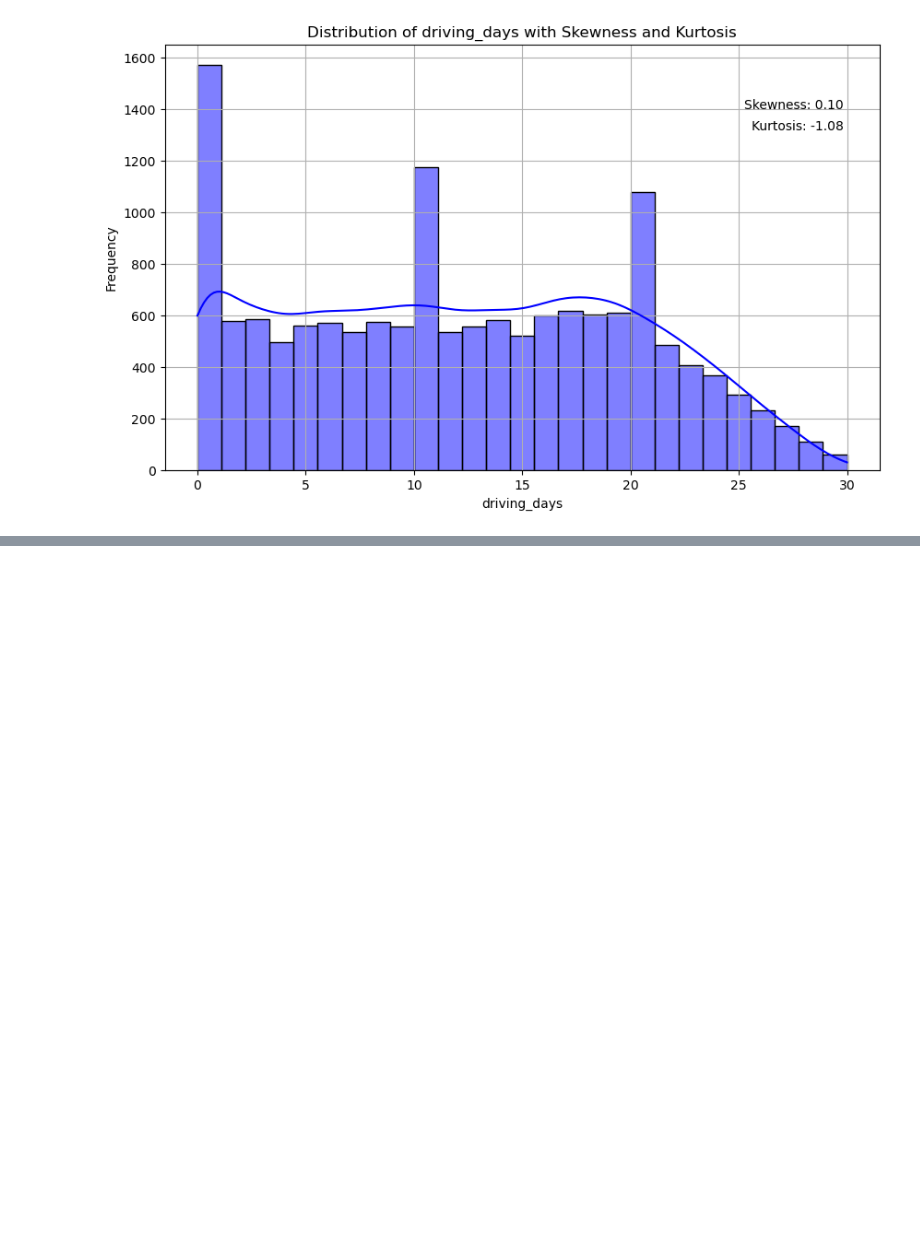
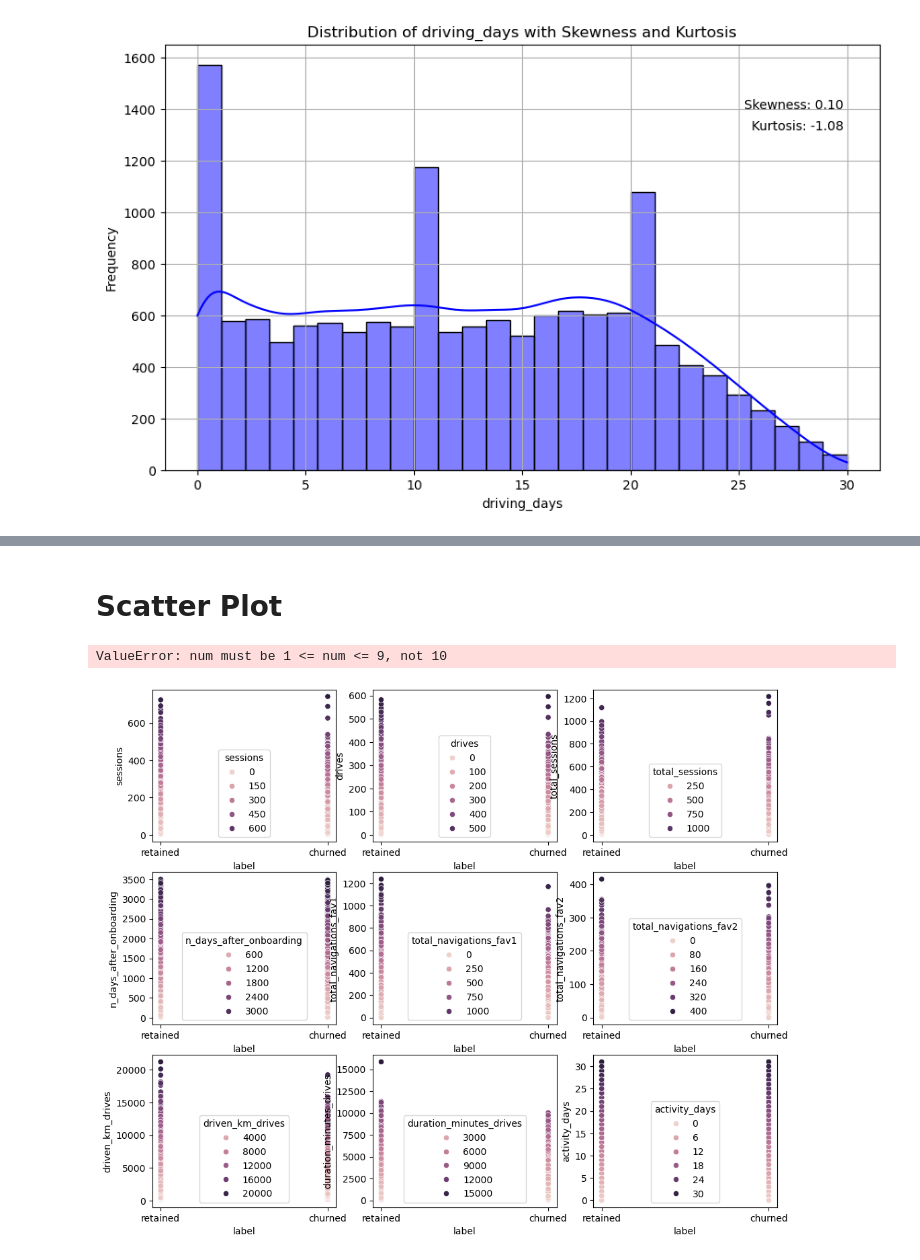
Before and after one commit to MaukanMir/Waze-Analysis, a Jupyter notebook: training.ipynb, the cells around one changed output, grey strips where cells are left out. Cells and saved outputs as stored; diff of their text form; code cells hidden in the pictures; blank space fills up the shorter version.

```diff
--- a/training.ipynb
+++ b/training.ipynb
@@ -168,6 +168,20 @@ def aggregate_dataset(df, interested_columns, agg_col, function):
     plt.xticks(rotation =45)
   plt.tight_layout()
   plt.show()
+
+def scatter_plot(df, interested_columns, target):
+
+  plt.figure(figsize=(12,10))
+  columns = len(df.columns)
+  rows = (columns + 3) //4
+
+  for idx, col in enumerate(interested_columns):
+    if col == target:
+      continue
+    plt.subplot(rows ,3, idx+1)
+    sns.scatterplot(data=df, x=target, y=col, hue=col)
+  plt.tight_layout()
+  plt.show()
 # %% [markdown]
 # EDA Analysis
 # %%
@@ -329,0 +359,7 @@ dist_plot(numeric_types)
+# %% [markdown]
+# Scatter Plot
+# %%
+scatter_plot(full_df, numeric_types.columns, "label")
+# %% [output]
+ValueError: num must be 1 <= num <= 9, not 10
+[figure, added]
```
Also changed, not shown: parts of 4 cells of this notebook.
